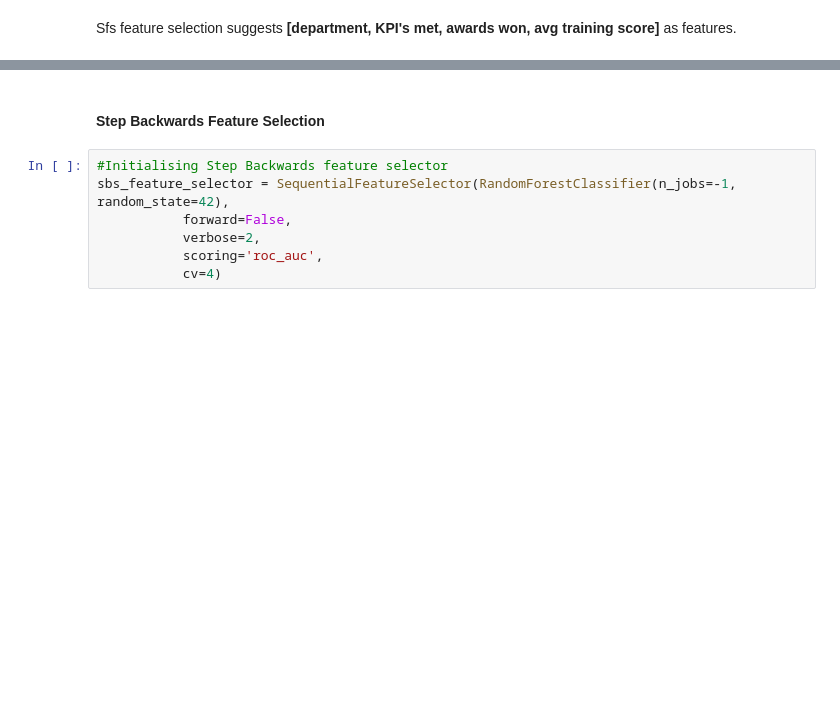
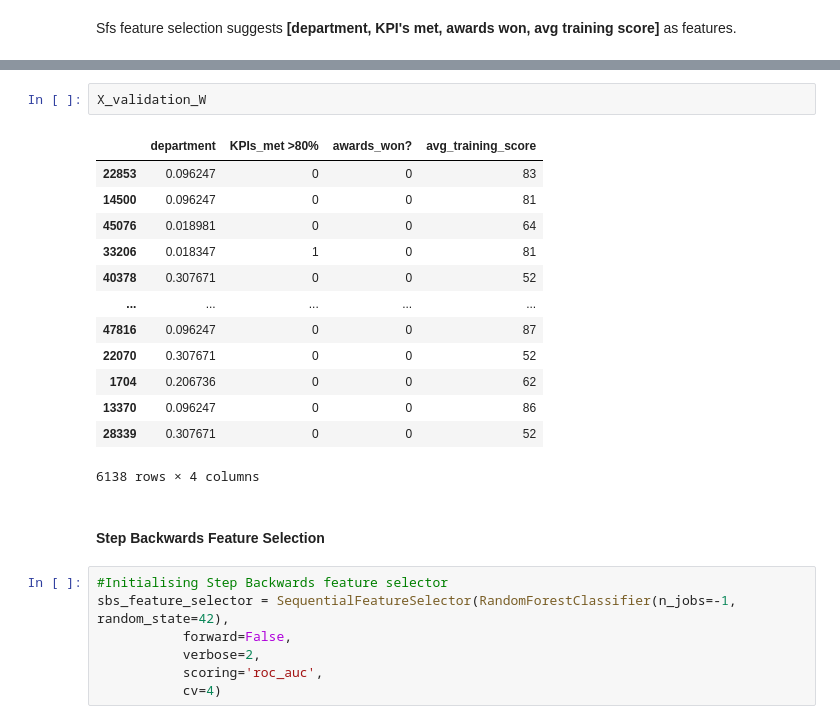
Before and after one commit to AyushBajpayee/HR-ANALYTICS, a Jupyter notebook: HR_ANALYTICS.ipynb, the cells around one changed output, grey strips where cells are left out. Saved outputs shown, nothing was run; the diff lists cells and outputs as text; blank space fills up the shorter version.

```diff
--- a/HR_ANALYTICS.ipynb
+++ b/HR_ANALYTICS.ipynb
@@ -473,3 +491,19 @@ Sfs feature selection suggests **[department, KPI's met, awards won, avg trainin
+# %%
+X_validation_W
+# %% [output]
+|  | department | KPIs_met >80% | awards_won? | avg_training_score |
+| 22853 | 0.096247 | 0 | 0 | 83 |
+| 14500 | 0.096247 | 0 | 0 | 81 |
+| 45076 | 0.018981 | 0 | 0 | 64 |
+| 33206 | 0.018347 | 1 | 0 | 81 |
+| 40378 | 0.307671 | 0 | 0 | 52 |
+| ... | ... | ... | ... | ... |
+| 47816 | 0.096247 | 0 | 0 | 87 |
+| 22070 | 0.307671 | 0 | 0 | 52 |
+| 1704 | 0.206736 | 0 | 0 | 62 |
+| 13370 | 0.096247 | 0 | 0 | 86 |
+| 28339 | 0.307671 | 0 | 0 | 52 |
+6138 rows × 4 columns
 # %% [markdown]
 #### Step Backwards Feature Selection
 # %%
```
Also changed, not shown: parts of 48 cells of this notebook.
